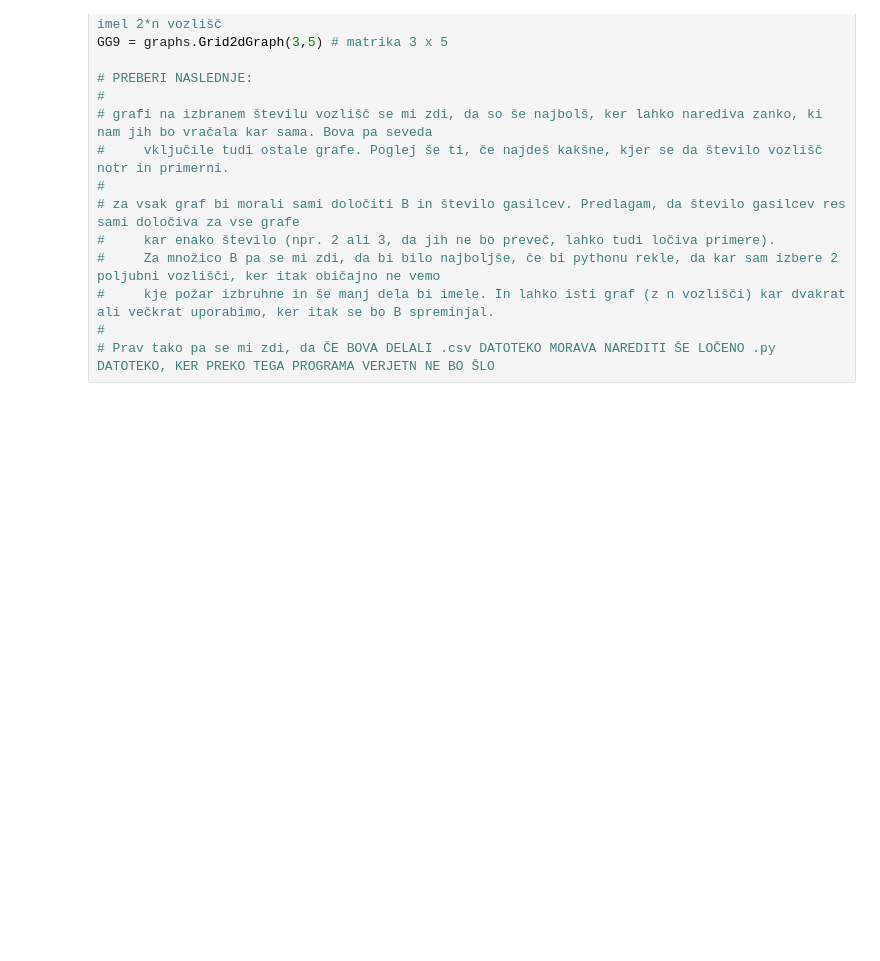
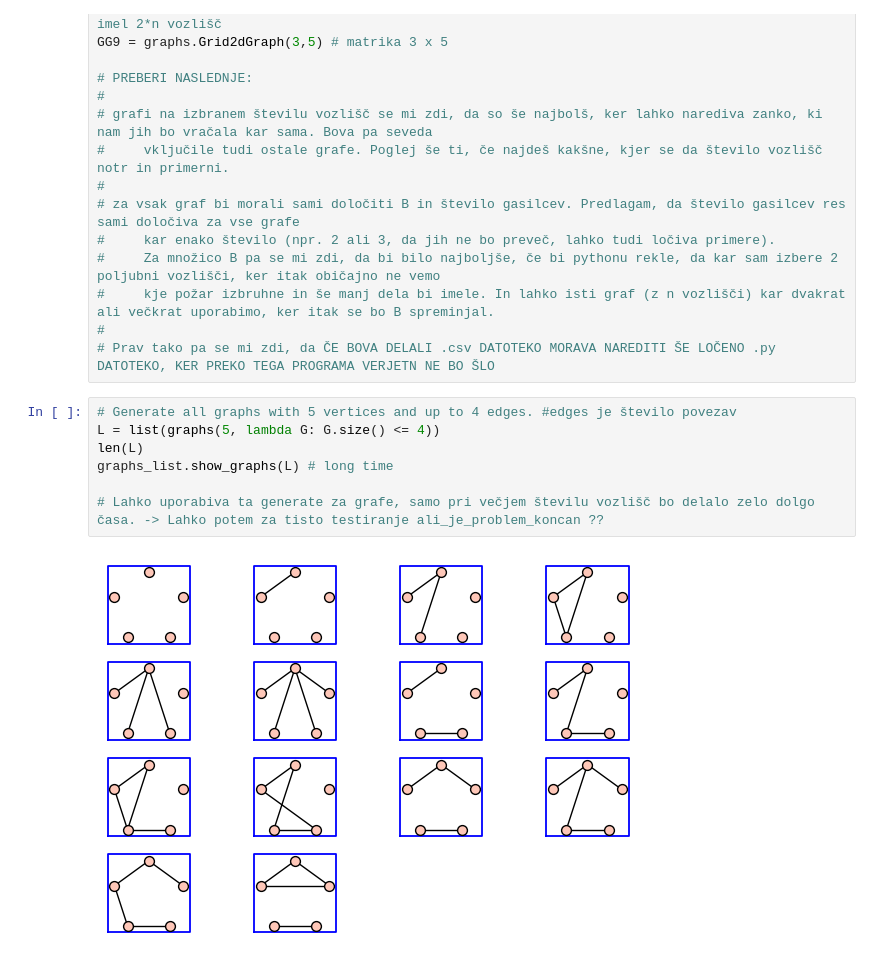
Before and after one commit to karolina-sa/Projekt-The-firefighter-problem, a Jupyter notebook: CLP.ipynb, the cells around one changed output. Drawn from its saved outputs; the diff is of its cells as text; blank space fills up the shorter version.

```diff
--- a/CLP.ipynb
+++ b/CLP.ipynb
@@ -189,3 +192,12 @@ GG9 = graphs.Grid2dGraph(3,5) # matrika 3 x 5
 #     kje požar izbruhne in še manj dela bi imele. In lahko isti graf (z n vozlišči) kar dvakrat ali večkrat uporabimo, ker itak se bo B spreminjal.
 #
 # Prav tako pa se mi zdi, da ČE BOVA DELALI .csv DATOTEKO MORAVA NAREDITI ŠE LOČENO .py DATOTEKO, KER PREKO TEGA PROGRAMA VERJETN NE BO ŠLO
+# %%
+# Generate all graphs with 5 vertices and up to 4 edges. #edges je število povezav
+L = list(graphs(5, lambda G: G.size() <= 4))
+len(L)
+graphs_list.show_graphs(L) # long time
+
+# Lahko uporabiva ta generate za grafe, samo pri večjem številu vozlišč bo delalo zelo dolgo časa. -> Lahko potem za tisto testiranje ali_je_problem_koncan ??
+# %% [output]
+[figure, added]
```
Also changed, not shown: parts of 4 cells of this notebook.
